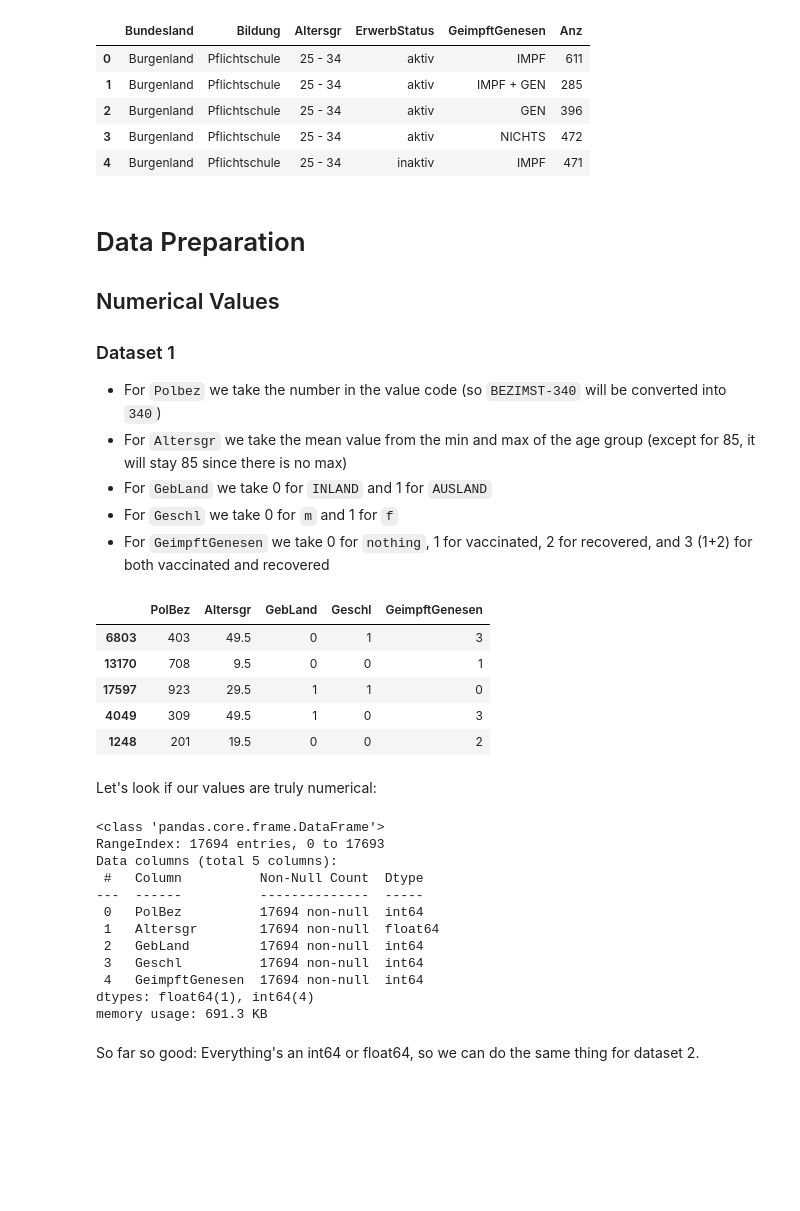
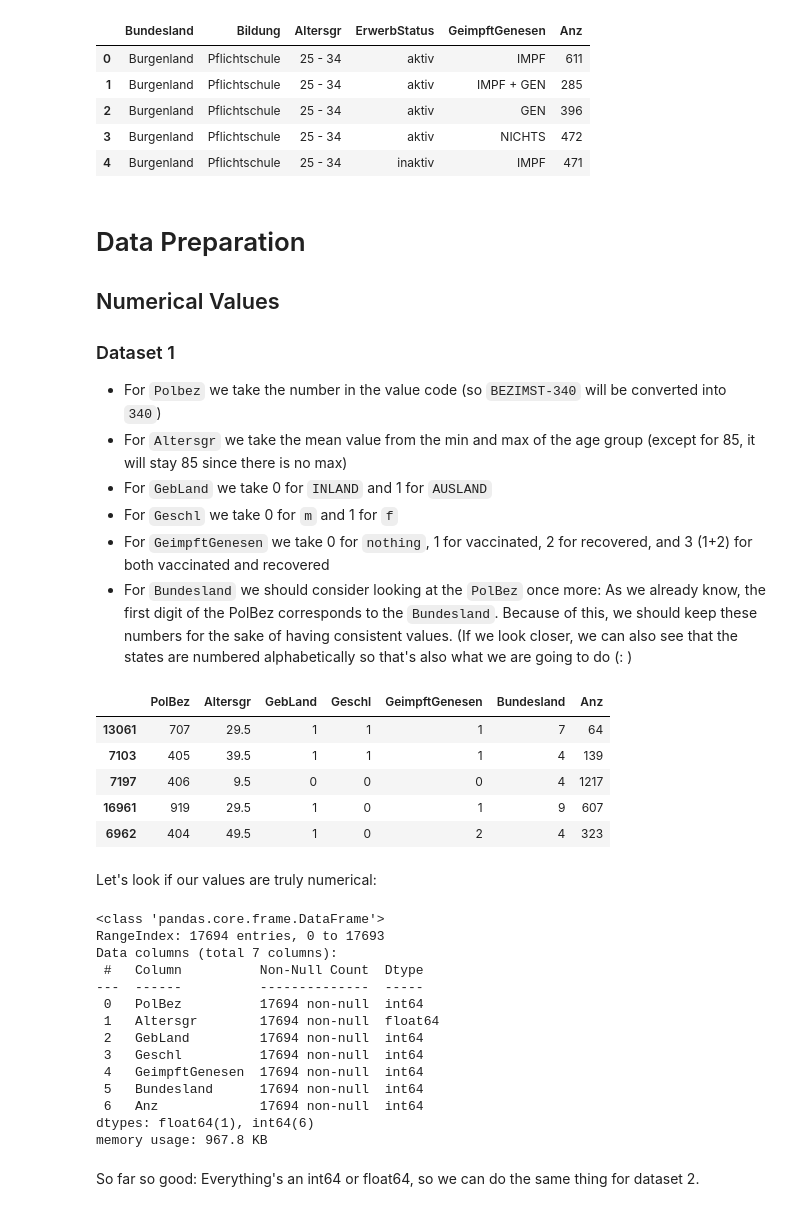
Before and after one commit to Sormy23/DataScience_CoronaStatistics, a Jupyter notebook: mini_projekt.ipynb, the cells around one changed output. Cells and saved outputs as stored; diff of their text form; code cells hidden in the pictures; blank space fills up the shorter version.

```diff
--- a/mini_projekt.ipynb
+++ b/mini_projekt.ipynb
@@ -332,42 +339,46 @@ korr2.head(5)
 * For ``GebLand`` we take 0 for ``INLAND`` and 1 for ``AUSLAND``
 * For ``Geschl`` we take 0 for ``m`` and 1 for ``f``
 * For ``GeimpftGenesen`` we take 0 for ``nothing``, 1 for vaccinated, 2 for recovered, and 3 (1+2) for both vaccinated and recovered
+* For ``Bundesland`` we should consider looking at the ``PolBez`` once more: As we already know, the first digit of the PolBez corresponds to the ``Bundesland``. Because of this, we should keep these numbers for the sake of having consistent values. (If we look closer, we can also see that the states are numbered alphabetically so that's also what we are going to do (: )
 # %%
 num1 = pd.DataFrame()
 
 altersgrToNumeric = {"0 - 4": 2.0,
                      "5 - 14": 9.5,
                      "15 - 24": 19.5,
                      "25 - 34": 29.5,
                      "35 - 44": 39.5,
                      "45 - 54": 49.5,
                      "55 - 64": 59.5,
                      "65 - 74": 69.5,
                      "75 - 84": 79.5,
                      "85+": 85.0}
 
 geimpftGenesenToNumeric = {"NICHTS": 0,  #nothing
                       "IMPF": 1,  #vacc
                       "GEN": 2,  #recov
                       "IMPF + GEN": 3} #vacc + recov
 
 geblandToNumeric = dict((v, k) for k, v in enumerate(korr1["GebLand"].unique()))
 geschlToNumeric = dict((v, k) for k, v in enumerate(korr1["Geschl"].unique()))
+bundeslandToNumeric = dict((v, k + 1) for k, v in enumerate(np.sort(korr2["Bundesland"].unique())))
 
 num1["PolBez"] = korr1["PolBez"].map(lambda val: int(val[-3:]))
 num1["Altersgr"] = korr1["Altersgr"].map(altersgrToNumeric)
 num1["GebLand"] = korr1["GebLand"].map(geblandToNumeric)
 num1["Geschl"] = korr1["Geschl"].map(geschlToNumeric)
 num1["GeimpftGenesen"] = korr1["GeimpftGenesen"].map(geimpftGenesenToNumeric)
+num1["Bundesland"] = korr1["Bundesland"].map(bundeslandToNumeric)
+num1["Anz"] = korr1["Anz"]
 
 num1.sample(5)
 # %% [output]
-|  | PolBez | Altersgr | GebLand | Geschl | GeimpftGenesen |
-| 6803 | 403 | 49.5 | 0 | 1 | 3 |
-| 13170 | 708 | 9.5 | 0 | 0 | 1 |
-| 17597 | 923 | 29.5 | 1 | 1 | 0 |
-| 4049 | 309 | 49.5 | 1 | 0 | 3 |
-| 1248 | 201 | 19.5 | 0 | 0 | 2 |
+|  | PolBez | Altersgr | GebLand | Geschl | GeimpftGenesen | Bundesland | Anz |
+| 13061 | 707 | 29.5 | 1 | 1 | 1 | 7 | 64 |
+| 7103 | 405 | 39.5 | 1 | 1 | 1 | 4 | 139 |
+| 7197 | 406 | 9.5 | 0 | 0 | 0 | 4 | 1217 |
+| 16961 | 919 | 29.5 | 1 | 0 | 1 | 9 | 607 |
+| 6962 | 404 | 49.5 | 1 | 0 | 2 | 4 | 323 |
 # %% [markdown]
 Let's look if our values are truly numerical:
 # %%
@@ -375,7 +386,7 @@ num1.info()
 # %% [output]
 <class 'pandas.core.frame.DataFrame'>
 RangeIndex: 17694 entries, 0 to 17693
-Data columns (total 5 columns):
+Data columns (total 7 columns):
  #   Column          Non-Null Count  Dtype
 ---  ------          --------------  -----
  0   PolBez          17694 non-null  int64
@@ -383,8 +394,10 @@ Data columns (total 5 columns):
  2   GebLand         17694 non-null  int64
  3   Geschl          17694 non-null  int64
  4   GeimpftGenesen  17694 non-null  int64
-dtypes: float64(1), int64(4)
-memory usage: 691.3 KB
+ 5   Bundesland      17694 non-null  int64
+ 6   Anz             17694 non-null  int64
+dtypes: float64(1), int64(6)
+memory usage: 967.8 KB
 # %% [markdown]
 So far so good: Everything's an int64 or float64, so we can do the same thing for dataset 2.
 # %% [markdown]
```
Also changed, not shown: parts of 52 cells of this notebook, 5 other files.
